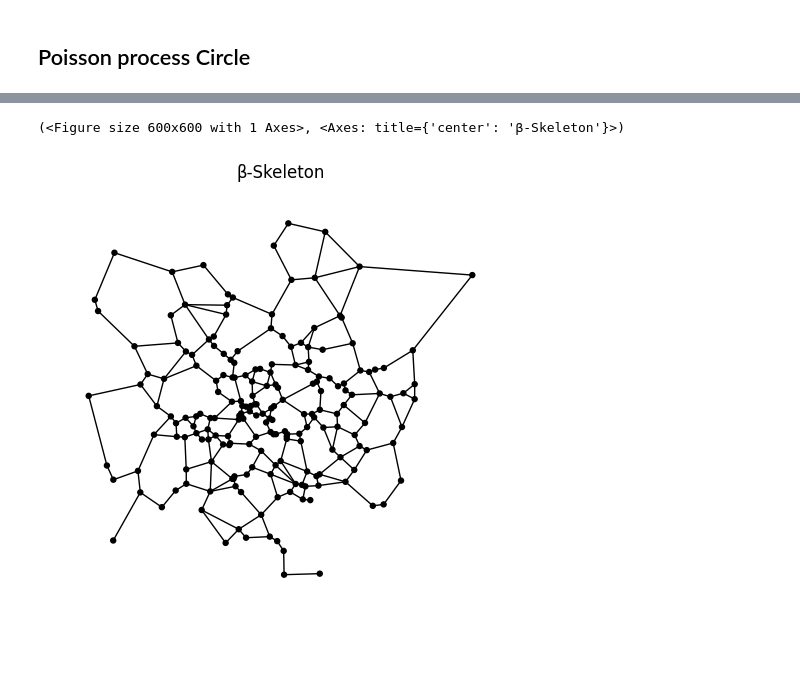
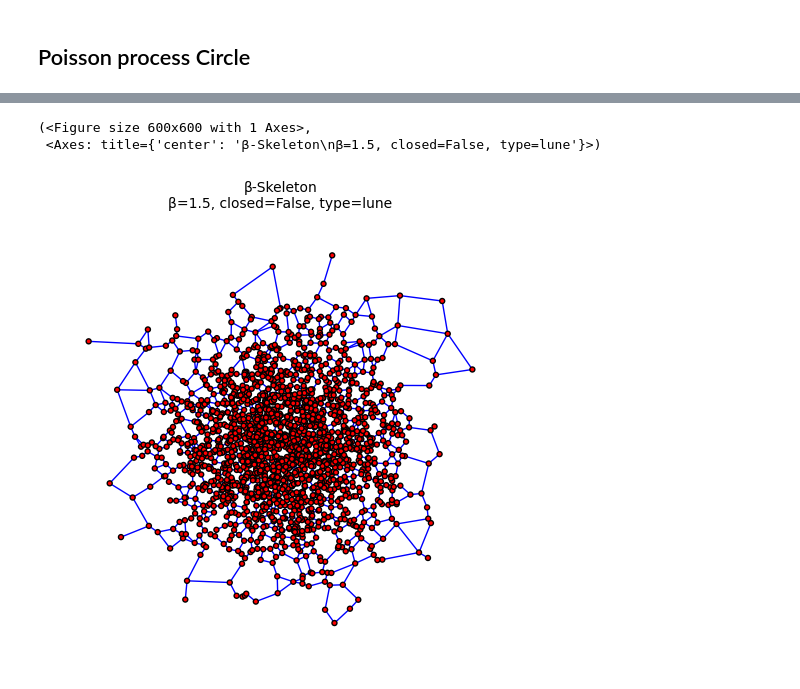
Before and after one commit to HectorMaravillo/ProximityGraphs, a Jupyter notebook: test.ipynb, the cells around one changed output, grey strips where cells are left out. Drawn from its saved outputs; the diff is of its cells as text; code cells hidden in the pictures; blank space fills up the shorter version.

Commit message:
draw2

```diff
--- a/test.ipynb
+++ b/test.ipynb
@@ -80,7 +123,7 @@ import proximitygraphs as pg
 config = {
             'point_generator': {
                 'name': 'normal_dist',
-                'params': {'n': 200, 'dims': 2}
+                'params': {'n': 2000, 'dims': 2}
             },
             'transformations': [
                 {
@@ -97,7 +140,8 @@ config = {
 
 points, graph = pg.Experiment(config).run()
 # %%
-graph.draw(figsize=(6, 6))
+graph.draw(figsize=(6, 6), v_size=5, e_size=1, v_color='red', e_color='blue', title=True, details=True, fontsize=10)
 # %% [output]
-(<Figure size 600x600 with 1 Axes>, <Axes: title={'center': 'β-Skeleton'}>)
+(<Figure size 600x600 with 1 Axes>,
+ <Axes: title={'center': 'β-Skeleton\nβ=1.5, closed=False, type=lune'}>)
-[figure, old version]
+[figure, new version]
```
Also changed, not shown: parts of 14 cells of this notebook, 1 other file.
